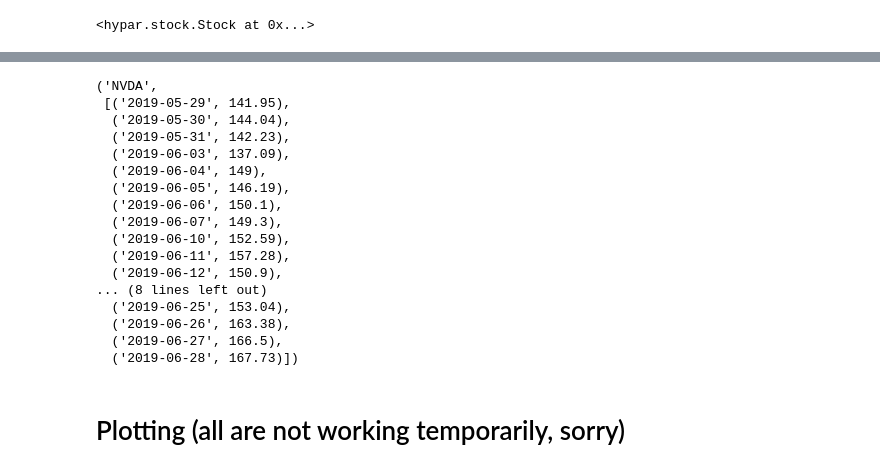
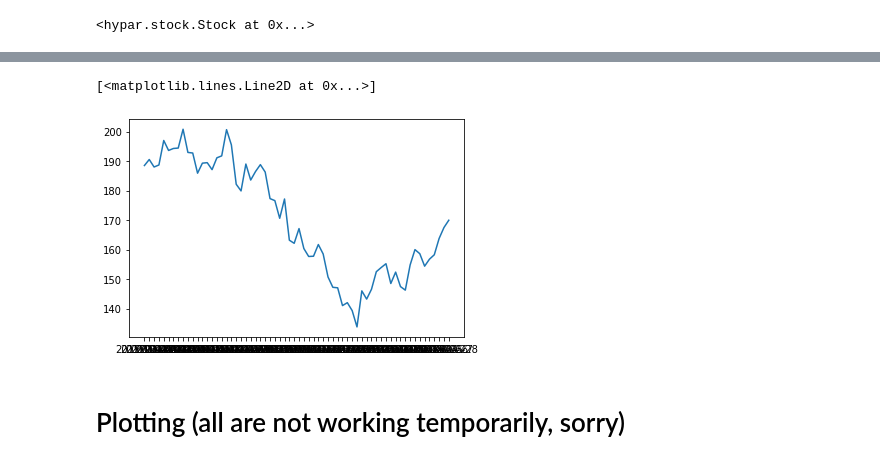
Before and after one commit to Hesiod-Labs/HYPAR, a Jupyter notebook: hypar-app.ipynb, the cells around one changed output, grey strips where cells are left out. Saved outputs shown, nothing was run; the diff lists cells and outputs as text; code cells hidden in the pictures.

```diff
--- a/hypar-app.ipynb
+++ b/hypar-app.ipynb
@@ -84,25 +62,13 @@ p.stocks['NVDA'].price_data[0] # The index is just because the dictionary is a l
 # %%
 # Notice the above notation is not very convient, so use the following method to "slice" the data.
 # Data can be returned in different formats, so use help(p.get_data_slice) to learn more about this.
-p.get_data_slice('close')[0]
+d=p.get_data_slice('close', as_dict=True)['NVDA']
+plt.plot(list(d.keys()),list(d.values()))
+
+map(da)
 # %% [output]
-('NVDA',
- [('2019-05-29', 141.95),
-  ('2019-05-30', 144.04),
-  ('2019-05-31', 142.23),
-  ('2019-06-03', 137.09),
-  ('2019-06-04', 149),
-  ('2019-06-05', 146.19),
-  ('2019-06-06', 150.1),
-  ('2019-06-07', 149.3),
-  ('2019-06-10', 152.59),
-  ('2019-06-11', 157.28),
-  ('2019-06-12', 150.9),
-... (8 lines left out)
-  ('2019-06-25', 153.04),
-  ('2019-06-26', 163.38),
-  ('2019-06-27', 166.5),
-  ('2019-06-28', 167.73)])
+[<matplotlib.lines.Line2D at 0x...>]
+[figure, added]
 # %% [markdown]
 # Plotting (all are not working temporarily, sorry)
 # %% [markdown]
```
Also changed, not shown: parts of 11 cells of this notebook, 7 other files.
